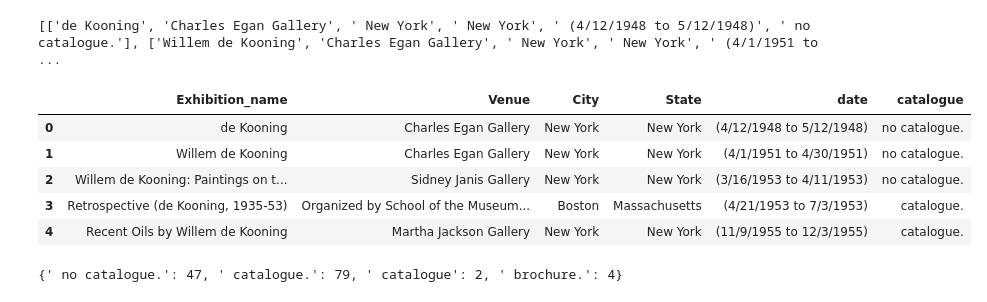
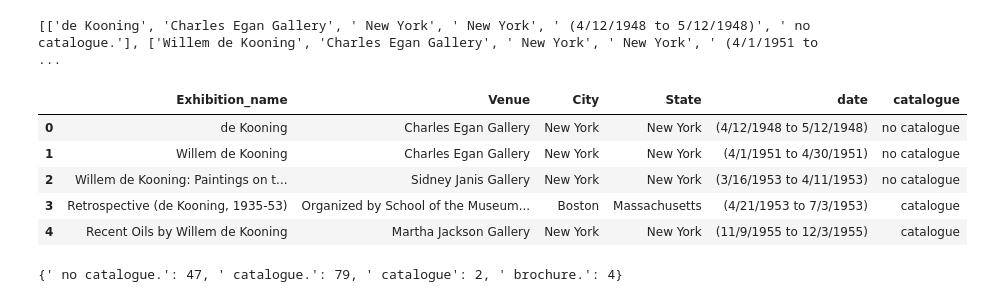
Before and after one commit to giorgiacrosilla/reputationera, a Jupyter notebook: tobesent/reputation_era.ipynb, the cells around one changed output. Drawn from its saved outputs; the diff is of its cells as text; code cells hidden in the pictures.

```diff
--- a/tobesent/reputation_era.ipynb
+++ b/tobesent/reputation_era.ipynb
@@ -1431,6 +1436,7 @@ for book in books_data_dk:
 
 # Create DataFrame
 books_df_dk = pd.DataFrame(books_list_dk)
+books_df_dk.replace('N/A', np.nan, inplace= True)
 
 # Display DataFrame
 books_df_dk.head()
@@ -1484,18 +1490,16 @@ df_combined_dk
 | 7 | http://data.bnf.fr/ark:/12148/cb3... | Willem de Kooning : tracing the f... | Los Angeles : Museum of contempor... | 2002 | https://catalogue.bnf.fr/ark:/121... | 069109618X | Willem de Kooning | Tracing the Figure | Willem De Kooning, Cornelia H. Bu... | Princeton University Press | ... |
 | 8 | http://data.bnf.fr/ark:/12148/cb3... | Willem De Kooning | Paris : l'Échoppe , 1994 | 1994 | https://catalogue.bnf.fr/ark:/121... | 2840680297 | Willem De Kooning | N/A | Edwin Denby | N/A | ... |
 # %%
-# Assuming df1 and df2 are your two DataFrames
-
 # Rename the 'Title' column in df2 to 'title'
 new_dataframe_dk.rename(columns={'Title': 'title'}, inplace=True)
 new_dataframe_dk.rename(columns={'PublishedDate': 'date'}, inplace=True)
 new_dataframe_dk.rename(columns={'Publisher': 'publisher'}, inplace=True)
 # Concatenate the DataFrames vertically
-combined_df_dk = pd.concat([bnf_dk, new_dataframe_dk], ignore_index=True)
+combined_df = pd.concat([bnf_dk, new_dataframe_dk], ignore_index=True)
 
 # Drop duplicates based on 'isbn' column
-new_df_dk = combined_df_dk.drop_duplicates(subset='isbn')
-new_df_dk = combined_df_dk.drop_duplicates(subset=['title', 'publisher', 'date'], keep='first')
+new_df_dk = combined_df.drop_duplicates(subset='isbn')
+new_df_dk = combined_df.drop_duplicates(subset=['title', 'publisher', 'date'], keep='first')
 # Reset index of the new DataFrame
 new_df_dk.reset_index(drop=True, inplace=True)
 new_df_dk.drop(columns=['work', 'uri'], inplace=True)
@@ -1518,7 +1522,7 @@ for i, date_value in enumerate(new_df_dk['date']):
 # Display the new DataFrame with unique rows based on ISBN and consistent column name 'title'
 
 new_df_dk.to_csv('bibliographic_data_DK.csv', index=False)
-new_df_dk.head()
+new_df_dk
 # %% [output]
 A value is trying to be set on a copy of a slice from a DataFrame
 
@@ -1640,6 +1644,7 @@ for book in books_data_k:
 
 # Create DataFrame
 books_df_k = pd.DataFrame(books_list_k)
+books_df_k.replace('N/A', np.nan, inplace= True)
 
 # Display DataFrame
 books_df_k.head()
@@ -1694,18 +1699,16 @@ df_combined_k
 | 6 | http://data.bnf.fr/ark:/12148/cb4... | Klimt e l'arte italiana : [mostra... | Cinisello Balsamo, Milano : Silva... | 2023 | https://catalogue.bnf.fr/ark:/121... | 8836654703 | Klimt e l'arte italiana. Ediz. il... | N/A | Beatrice Avanzi, V. Sgarbi | N/A | ... |
 | 7 | http://data.bnf.fr/ark:/12148/cb4... | Schiele, Klimt, Kokoschka e gli a... | Milano : Skira ; Trento : MART, M... | 2006 | https://catalogue.bnf.fr/ark:/121... | 8876249508 | Schiele, Klimt, Kokoschka e gli a... | N/A | Tobias Günter Natter, Tomas Sharm... | N/A | ... |
 # %%
-# Assuming df1 and df2 are your two DataFrames
-
 # Rename the 'Title' column in df2 to 'title'
 new_dataframe_k.rename(columns={'Title': 'title'}, inplace=True)
 new_dataframe_k.rename(columns={'PublishedDate': 'date'}, inplace=True)
 new_dataframe_k.rename(columns={'Publisher': 'publisher'}, inplace=True)
 # Concatenate the DataFrames vertically
-combined_df_k = pd.concat([bnf_k, new_dataframe_k], ignore_index=True)
+combined_df = pd.concat([bnf_k, new_dataframe_k], ignore_index=True)
 
 # Drop duplicates based on 'isbn' column
-new_df_k = combined_df_k.drop_duplicates(subset='isbn')
-new_df_k = combined_df_k.drop_duplicates(subset=['title', 'publisher', 'date'], keep='first')
+new_df_k = combined_df.drop_duplicates(subset='isbn')
+new_df_k = combined_df.drop_duplicates(subset=['title', 'publisher', 'date'], keep='first')
 # Reset index of the new DataFrame
 new_df_k.reset_index(drop=True, inplace=True)
 new_df_k.drop(columns=['work', 'uri'], inplace=True)
@@ -1724,11 +1727,17 @@ for i, date_value in enumerate(new_df_k['date']):
     # Update the 'date' column with the list of components
     new_df_k.at[i, 'date'] = date_components
 
+for i in new_df_k['Subtitle']:
+    if pd.isna(i):
+        new_df_k['Subtitle'].replace({pd.NA: ''}, inplace=True)
 
+# Merge the values of 'title' and 'Subtitle' columns
+new_df_k['title'] = new_df_k['title'] + '. ' + new_df_k['Subtitle']
+new_df_k.drop(columns=['Subtitle'], inplace=True)
+
+new_df_k.to_csv('bibliographic_data_KLI.csv', index=False)
 # Display the new DataFrame with unique rows based on ISBN and consistent column name 'title'
-
-new_df_k.to_csv('bibliographic_data_DK.csv', index=False)
-new_df_k.head()
+new_df_k
 # %% [output]
 A value is trying to be set on a copy of a slice from a DataFrame
 
@@ -2438,38 +2447,43 @@ pd.set_option('display.max_columns', None)
 exhibition = []
 venue = []
 city = []
 state = []
 date = []
 catalogue = []
 
 # Populate the lists from the data in x
 for i in new_list:
     if len(i) >= 6:
         exhibition.append(i[0])
         venue.append(i[1])
         city.append(i[2])
         state.append(i[3])
         date.append(i[4])
         catalogue.append(i[5])
 
 
 df = pd.DataFrame(columns=["Exhibition_name", "Venue", "City", 'State', 'date', 'catalogue'])
 
 df['Exhibition_name'] = exhibition
 df['Venue'] = venue
 df['City'] = city
 df['State'] = state
 df['date'] = date
 df['catalogue'] = catalogue
 
+for i, item in enumerate(df['catalogue']): #modificato oggi
+    if "." in item:
+        x = item.split('.')
+        df.at[i, 'catalogue'] = x[0]
+
 df.head()
 # %% [output]
 |  | Exhibition_name | Venue | City | State | date | catalogue |
-| 0 | de Kooning | Charles Egan Gallery | New York | New York | (4/12/1948 to 5/12/1948) | no catalogue. |
-| 1 | Willem de Kooning | Charles Egan Gallery | New York | New York | (4/1/1951 to 4/30/1951) | no catalogue. |
-| 2 | Willem de Kooning: Paintings on t... | Sidney Janis Gallery | New York | New York | (3/16/1953 to 4/11/1953) | no catalogue. |
-| 3 | Retrospective (de Kooning, 1935-53) | Organized by School of the Museum... | Boston | Massachusetts | (4/21/1953 to 7/3/1953) | catalogue. |
-| 4 | Recent Oils by Willem de Kooning | Martha Jackson Gallery | New York | New York | (11/9/1955 to 12/3/1955) | catalogue. |
+| 0 | de Kooning | Charles Egan Gallery | New York | New York | (4/12/1948 to 5/12/1948) | no catalogue |
+| 1 | Willem de Kooning | Charles Egan Gallery | New York | New York | (4/1/1951 to 4/30/1951) | no catalogue |
+| 2 | Willem de Kooning: Paintings on t... | Sidney Janis Gallery | New York | New York | (3/16/1953 to 4/11/1953) | no catalogue |
+| 3 | Retrospective (de Kooning, 1935-53) | Organized by School of the Museum... | Boston | Massachusetts | (4/21/1953 to 7/3/1953) | catalogue |
+| 4 | Recent Oils by Willem de Kooning | Martha Jackson Gallery | New York | New York | (11/9/1955 to 12/3/1955) | catalogue |
 # %%
 count_dict = {}
 for element in df['catalogue']:
```
Also changed, not shown: parts of 4 cells of this notebook, 3 other files.
